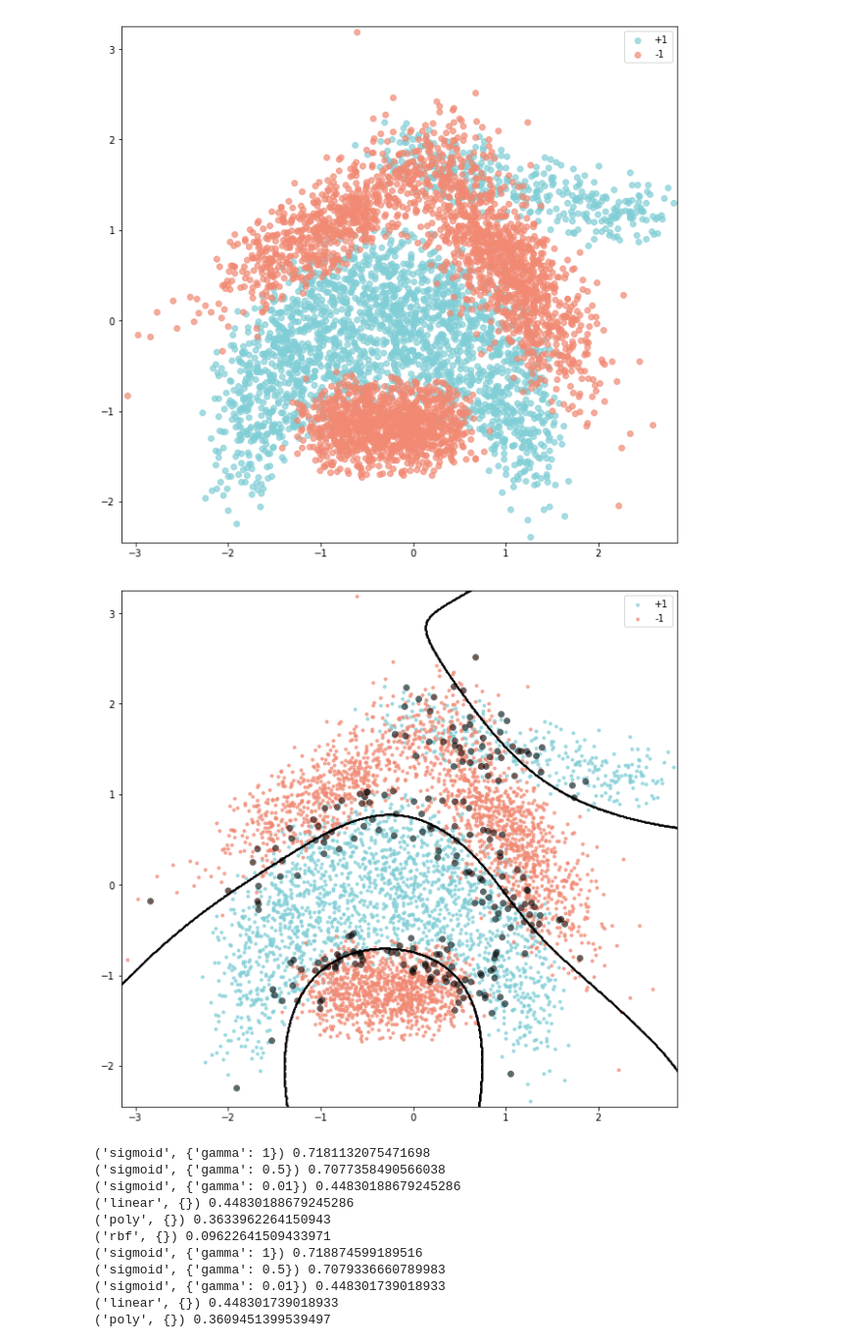
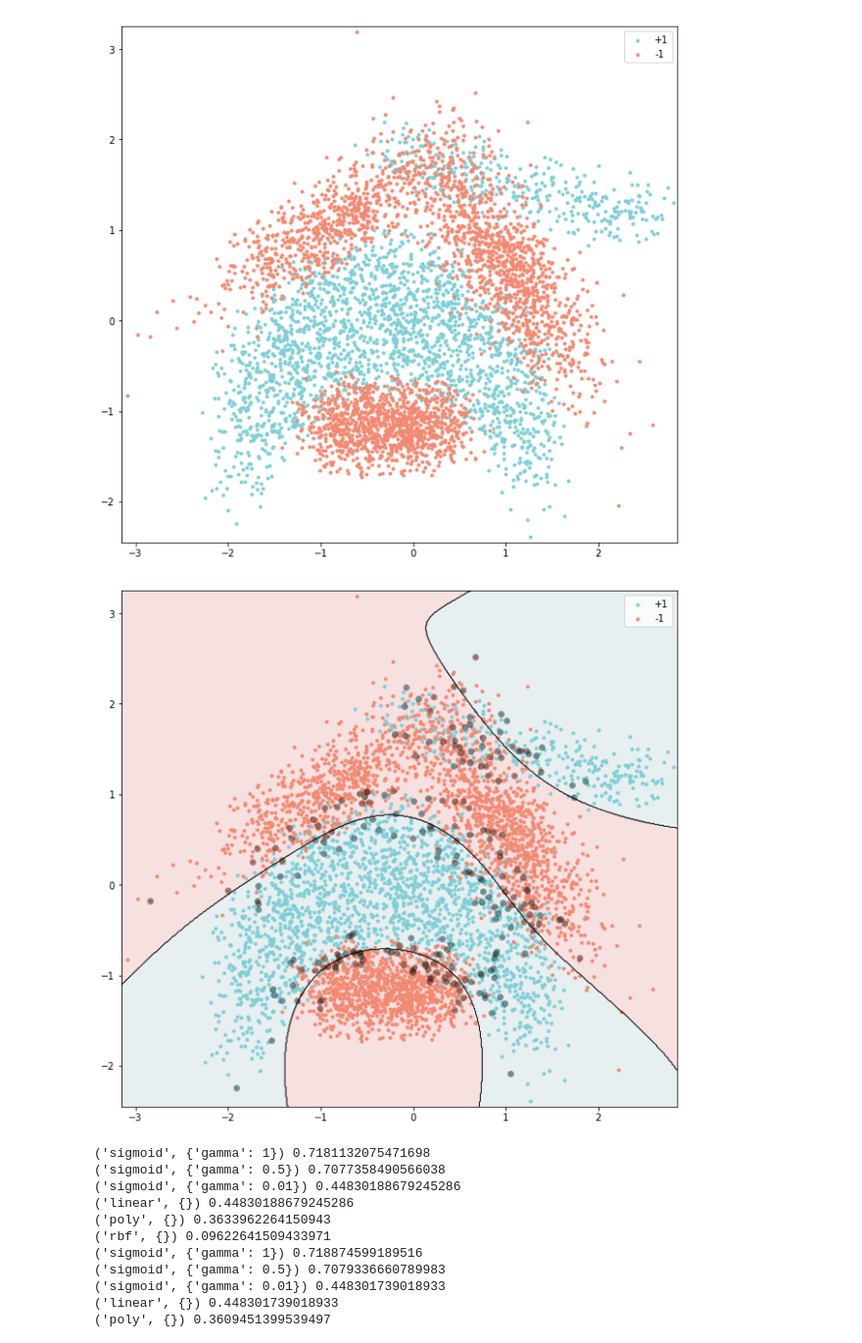
Before and after one commit to honoriocassiano/int_comp2, a Jupyter notebook: trabalhos/trabalho3/svm.ipynb, the cells around one changed output. Shown at 98% size. Drawn from its saved outputs; the diff is of its cells as text; code cells hidden in the pictures.

```diff
--- a/trabalhos/trabalho3/svm.ipynb
+++ b/trabalhos/trabalho3/svm.ipynb
@@ -15,7 +14,7 @@ def read_dataset():
 
     return data
 # %%
-def plot_dataset(df, ax=None, marker='o'):
+def plot_dataset(df, ax=None, marker='.'):
 
     # Proporção aproximada do domínio
 #     plt.figure(figsize=(10 * 1.05,10))
@@ -24,10 +23,10 @@ def plot_dataset(df, ax=None, marker='o'):
         ax = plt
 
     p1 = ax.scatter(df[df.y > 0]['x1'], df[df.y > 0]['x2'],
-                c=(0x80 / 255, 0xce / 255, 0xd6 / 255, 0.7), label='+1', marker=marker)
+                c=(0.50, 0.81, 0.84), label='+1', marker=marker)
 
     p2 = ax.scatter(df[df.y < 0]['x1'], df[df.y < 0]['x2'],
-                c=(0xf1 / 255, 0x89 / 255, 0x73 / 255, 0.7), label='-1', marker=marker)
+                c=(0.95, 0.54, 0.45), label='-1', marker=marker)
 
     ax.legend((p1, p2), ('+1', '-1'))
 
@@ -86,7 +85,7 @@ ax.set_ylim(-2.45, 3.25)
 
 plt.show()
 # %% [output]
-[figure, old version]
+[figure, new version]
 # %%
 results, parameters = run_svm_test(df)
 # %%
@@ -124,29 +123,31 @@ def plot_contours(ax, clf, xx, yy, **params):
     """
     Z = clf.predict(np.c_[xx.ravel(), yy.ravel()])
     Z = Z.reshape(xx.shape)
-    out = plt.contour(xx, yy, Z, **params)
+    out = plt.contourf(xx, yy, Z, **params)
+    plt.contour(xx, yy, Z, colors=['black'], linewidths=0.25)
     return out
 # %%
 fig, ax = plt.subplots(1, 1)
 fig.set_size_inches(10 * 1.05, 10)
 
 xx, yy = make_meshgrid(df.iloc[:, 0], df.iloc[:, 1])
 
 clf = results[10][5]['model']
 
 ax.set_xlim(-3.15, 2.85)
 ax.set_ylim(-2.45, 3.25)
 
 plot_contours(ax, clf, xx, yy,
-                  colors=['black'], alpha=0.8)
+                  colors=[(0.96, 0.85, 0.85),
+                         (0.89, 0.92, 0.93)], alpha=0.8)
 
 ax = plot_dataset(df, ax=ax, marker='.')
 
-ax.scatter(clf.support_vectors_[:, 0], clf.support_vectors_[:, 1], marker='o', c='black', alpha=0.5)
+ax.scatter(clf.support_vectors_[:, 0], clf.support_vectors_[:, 1], marker='o', c='black', alpha=0.3)
 
 plt.show()
 # %% [output]
-[figure, old version]
+[figure, new version]
 # %%
 for k in results:
     for i, r in enumerate(results[k]):
```
Also changed, not shown: parts of 2 cells of this notebook.
